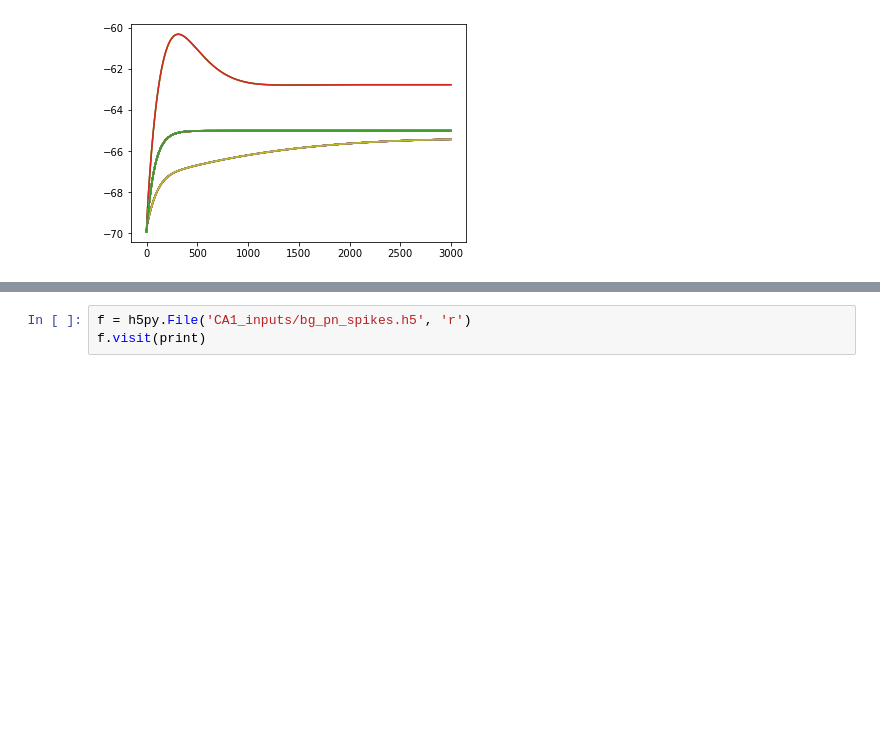
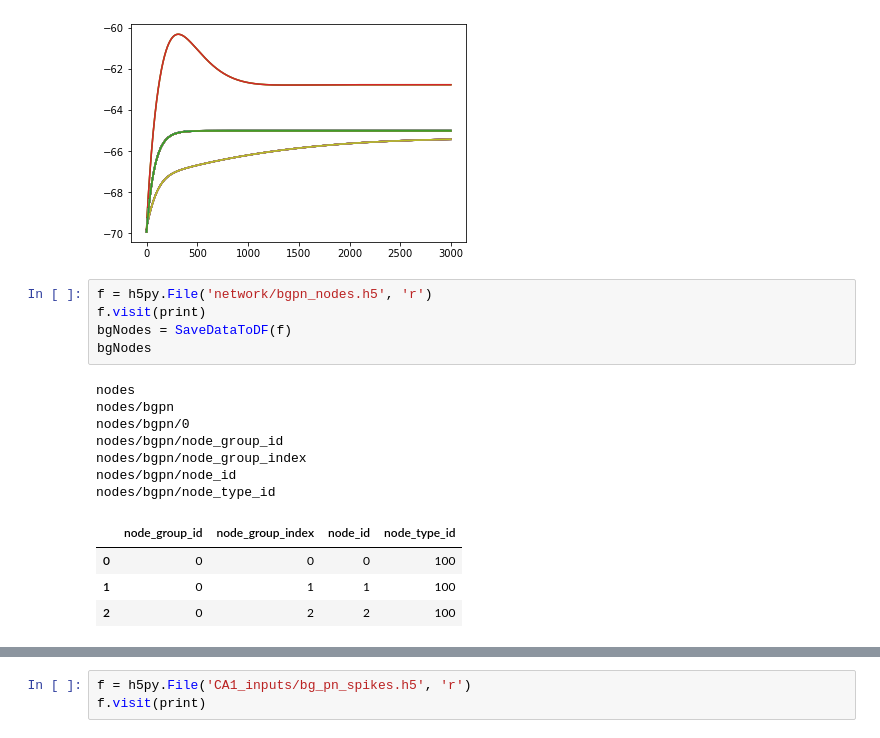
Before and after one commit to ddopp4877/CA1_model_testing, a Jupyter notebook: CA1_exploration.ipynb, the cells around one changed output, grey strips where cells are left out. Cells and saved outputs as stored; diff of their text form; blank space fills up the shorter version.

```diff
--- a/CA1_exploration.ipynb
+++ b/CA1_exploration.ipynb
@@ -377,3 +358,20 @@ plt.plot(traces)
 plt.show()
 # %% [output]
 [figure]
+# %%
+f = h5py.File('network/bgpn_nodes.h5', 'r')
+f.visit(print)
+bgNodes = SaveDataToDF(f)
+bgNodes
+# %% [output]
+nodes
+nodes/bgpn
+nodes/bgpn/0
+nodes/bgpn/node_group_id
+nodes/bgpn/node_group_index
+nodes/bgpn/node_id
+nodes/bgpn/node_type_id
+|  | node_group_id | node_group_index | node_id | node_type_id |
+| 0 | 0 | 0 | 0 | 100 |
+| 1 | 0 | 1 | 1 | 100 |
+| 2 | 0 | 2 | 2 | 100 |
```
Also changed, not shown: parts of 7 cells of this notebook, 3 other files.
